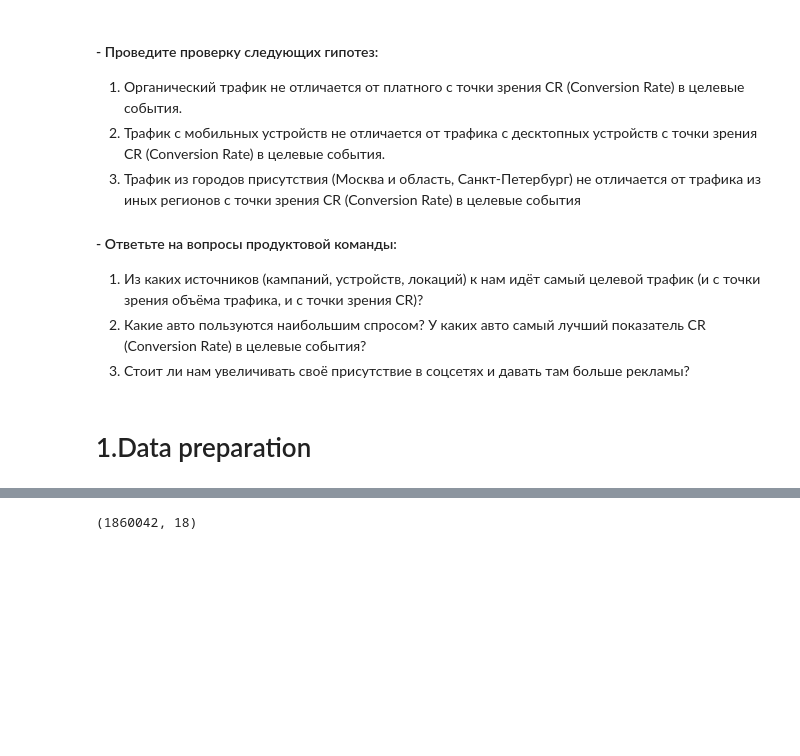
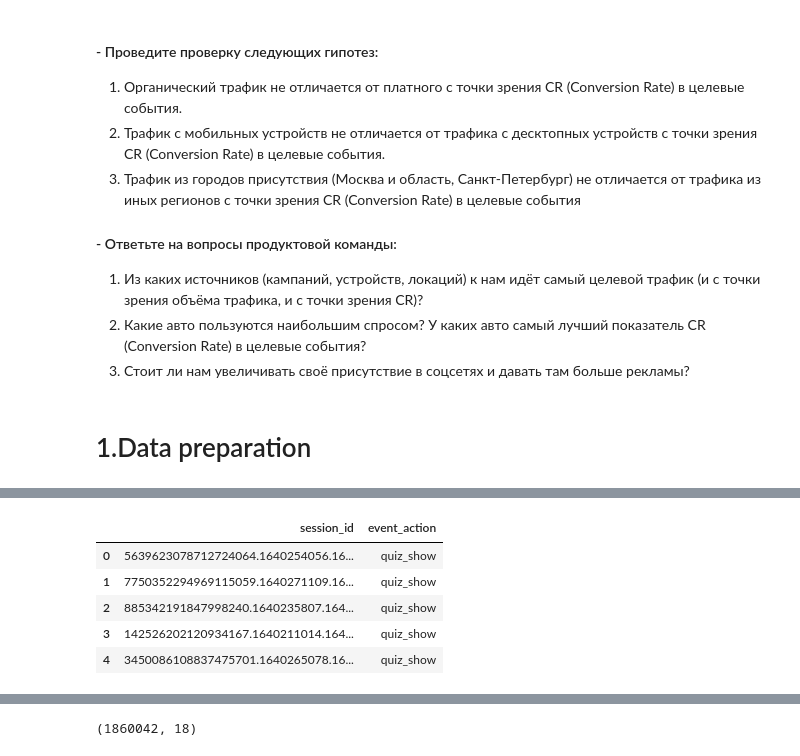
Before and after one commit to proger-n/SberAutopodpiska_analysis, a Jupyter notebook: JupyterNotebooks/final_project_1.ipynb, the cells around one changed output, grey strips where cells are left out. Saved outputs shown, nothing was run; the diff lists cells and outputs as text; code cells hidden in the pictures; blank space fills up the shorter version.

```diff
--- a/JupyterNotebooks/final_project_1.ipynb
+++ b/JupyterNotebooks/final_project_1.ipynb
@@ -44,4 +50,14 @@ df_hits.head()
 | 2 | 885342191847998240.1640235807.164... | 2021-12-23 | 796252.0 | 49 | event | NaN | sberauto.com/cars/all/volkswagen/... | quiz | ... |
 | 3 | 142526202120934167.1640211014.164... | 2021-12-23 | 934292.0 | 46 | event | NaN | sberauto.com/cars?utm_source_init... | quiz | ... |
 | 4 | 3450086108837475701.1640265078.16... | 2021-12-23 | 768741.0 | 79 | event | NaN | sberauto.com/cars/all/mercedes-be... | quiz | ... |
+# %%
+df_hits = df_hits[['session_id', 'event_action']]
+df_hits.head()
+# %% [output]
+|  | session_id | event_action |
+| 0 | 5639623078712724064.1640254056.16... | quiz_show |
+| 1 | 7750352294969115059.1640271109.16... | quiz_show |
+| 2 | 885342191847998240.1640235807.164... | quiz_show |
+| 3 | 142526202120934167.1640211014.164... | quiz_show |
+| 4 | 3450086108837475701.1640265078.16... | quiz_show |
 # %%
```
Also changed, not shown: parts of 37 cells of this notebook.
